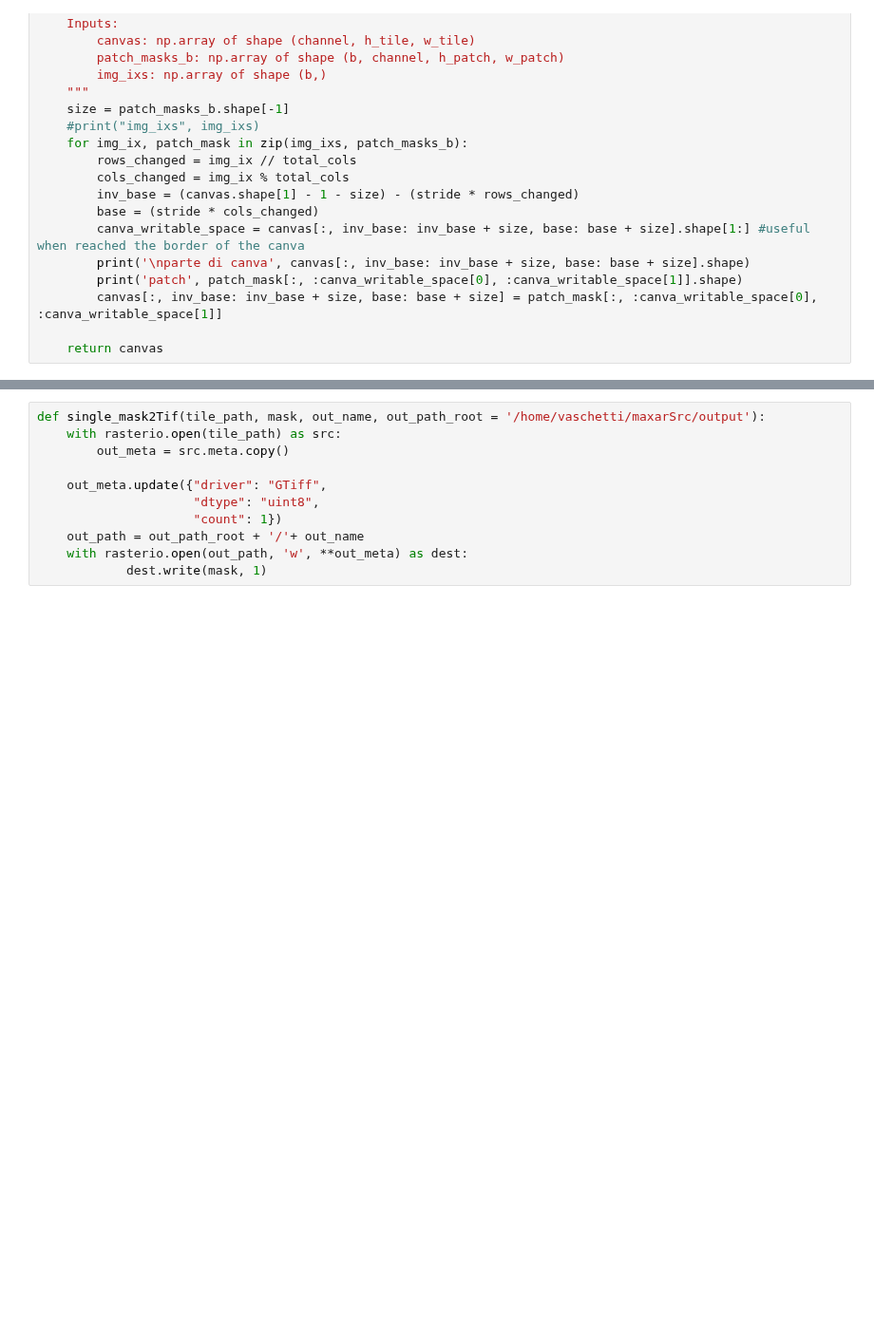
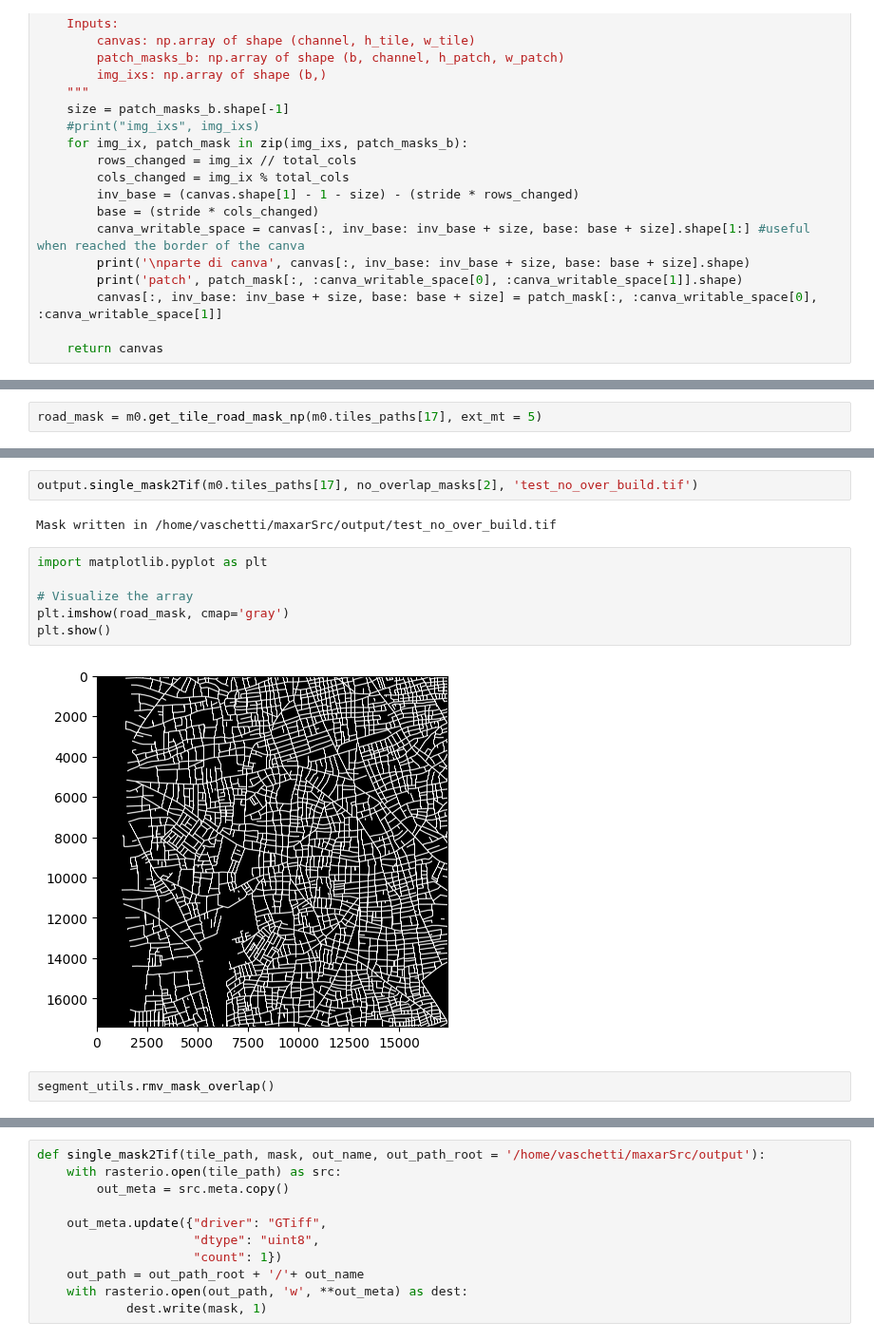
Before and after one commit to JacopoLungo/maxarSrc, a Jupyter notebook: notebooks/main_tests/main_test.ipynb, the cells around one changed output, grey strips where cells are left out. Shown at 95% size. Cells and saved outputs as stored; diff of their text form; blank space fills up the shorter version.

```diff
--- a/notebooks/main_tests/main_test.ipynb
+++ b/notebooks/main_tests/main_test.ipynb
@@ -422,0 +412,2 @@ Num detections in batch per img: [64 76]
+# %%
+road_mask = m0.get_tile_road_mask_np(m0.tiles_paths[17], ext_mt = 5)
@@ -422,0 +426,14 @@ Num detections in batch per img: [64 76]
+# %%
+output.single_mask2Tif(m0.tiles_paths[17], no_overlap_masks[2], 'test_no_over_build.tif')
+# %% [output]
+Mask written in /home/vaschetti/maxarSrc/output/test_no_over_build.tif
+# %%
+import matplotlib.pyplot as plt
+
+# Visualize the array
+plt.imshow(road_mask, cmap='gray')
+plt.show()
+# %% [output]
+[figure, added]
+# %%
+segment_utils.rmv_mask_overlap()
```
Also changed, not shown: parts of 14 cells of this notebook, 5 other files.
